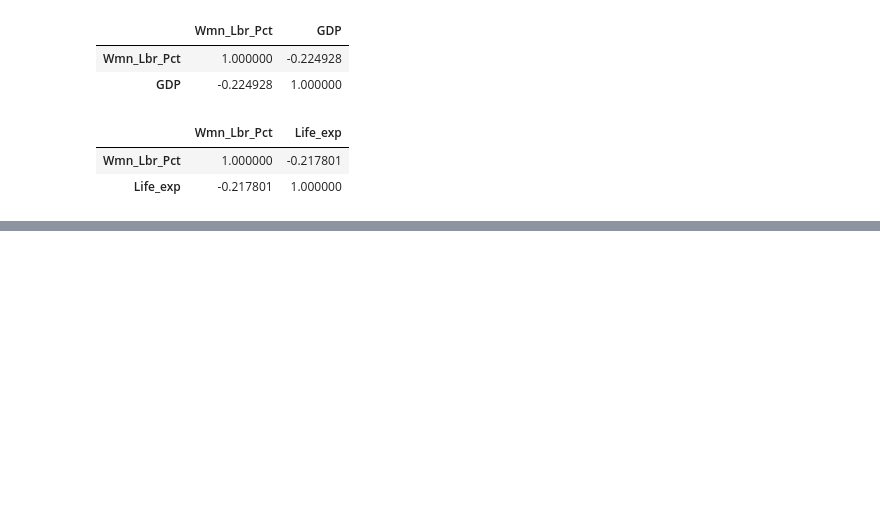
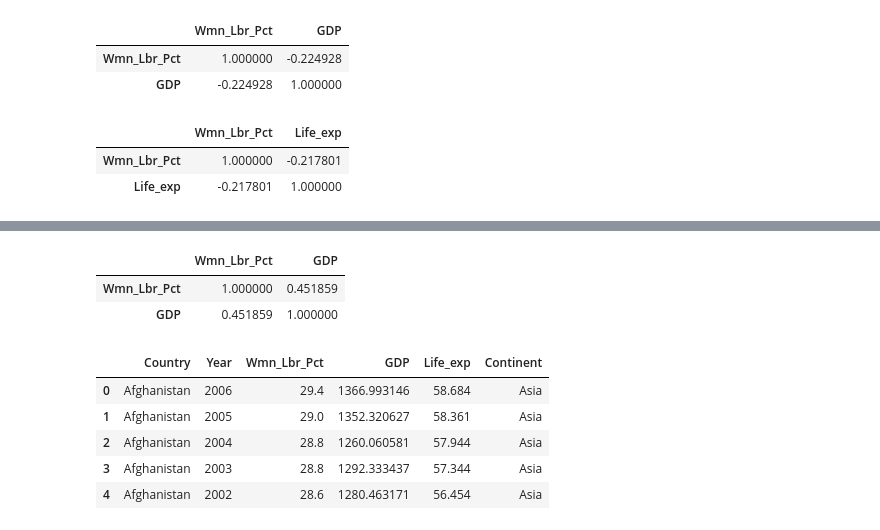
Before and after one commit to nss-data-science-cohort-8/un-exploration-JEFFDAVISJR, a Jupyter notebook: Notebooks/UN_Data_Exploration.ipynb, the cells around one changed output, grey strips where cells are left out. Cells and saved outputs as stored; diff of their text form; code cells hidden in the pictures; blank space fills up the shorter version.

```diff
--- a/Notebooks/UN_Data_Exploration.ipynb
+++ b/Notebooks/UN_Data_Exploration.ipynb
@@ -562,0 +598,17 @@ wmn_gdp[['Wmn_Lbr_Pct','Life_exp']].corr()
+# %%
+correlation = subset[['Wmn_Lbr_Pct', 'GDP']].corr()
+correlation
+# %% [output]
+|  | Wmn_Lbr_Pct | GDP |
+| Wmn_Lbr_Pct | 1.000000 | 0.451859 |
+| GDP | 0.451859 | 1.000000 |
+# %%
+asia = wmn_gdp[wmn_gdp['Continent'] == 'Asia']
+asia.head()
+# %% [output]
+|  | Country | Year | Wmn_Lbr_Pct | GDP | Life_exp | Continent |
+| 0 | Afghanistan | 2006 | 29.4 | 1366.993146 | 58.684 | Asia |
+| 1 | Afghanistan | 2005 | 29.0 | 1352.320627 | 58.361 | Asia |
+| 2 | Afghanistan | 2004 | 28.8 | 1260.060581 | 57.944 | Asia |
+| 3 | Afghanistan | 2003 | 28.8 | 1292.333437 | 57.344 | Asia |
+| 4 | Afghanistan | 2002 | 28.6 | 1280.463171 | 56.454 | Asia |
```
Also changed, not shown: parts of 5 cells of this notebook.
